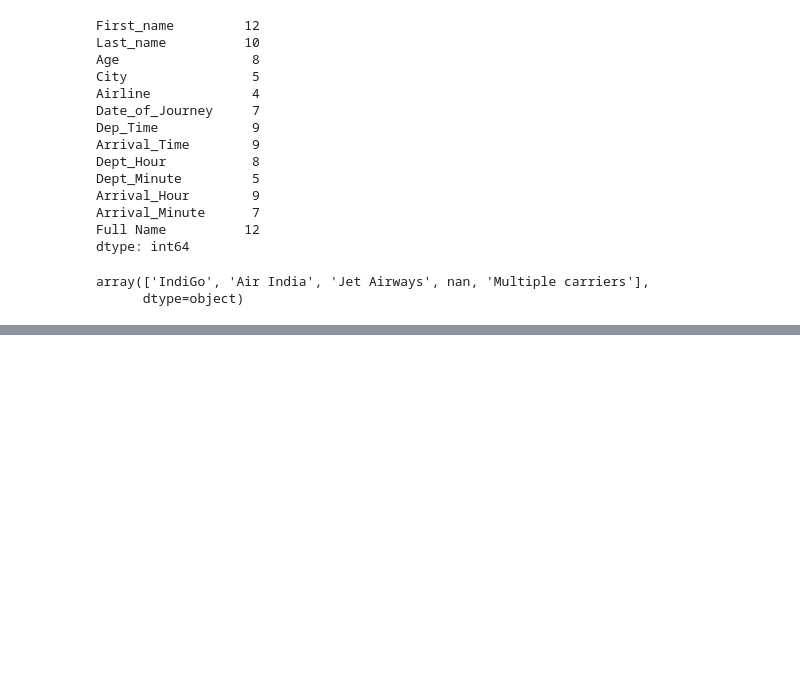
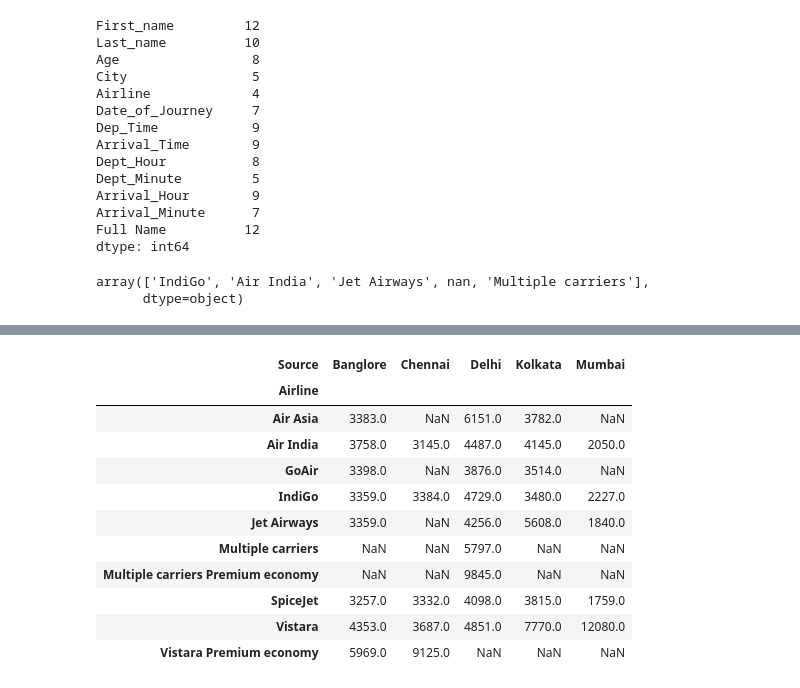
Before and after one commit to ChinmayBhusane/pythonpractice, a Jupyter notebook: 03_data_manupulation_pandas/pandas_level_01.ipynb, the cells around one changed output, grey strips where cells are left out. Saved outputs shown, nothing was run; the diff lists cells and outputs as text; code cells hidden in the pictures; blank space fills up the shorter version.

```diff
--- a/03_data_manupulation_pandas/pandas_level_01.ipynb
+++ b/03_data_manupulation_pandas/pandas_level_01.ipynb
@@ -226,0 +417,15 @@ array(['IndiGo', 'Air India', 'Jet Airways', nan, 'Multiple carriers'],
+# %%
+df.pivot_table(index='Airline',columns='Source',values='Price',aggfunc='min')
+# %% [output]
+| Source | Banglore | Chennai | Delhi | Kolkata | Mumbai |
+| Airline |  |  |  |  |  |
+| Air Asia | 3383.0 | NaN | 6151.0 | 3782.0 | NaN |
+| Air India | 3758.0 | 3145.0 | 4487.0 | 4145.0 | 2050.0 |
+| GoAir | 3398.0 | NaN | 3876.0 | 3514.0 | NaN |
+| IndiGo | 3359.0 | 3384.0 | 4729.0 | 3480.0 | 2227.0 |
+| Jet Airways | 3359.0 | NaN | 4256.0 | 5608.0 | 1840.0 |
+| Multiple carriers | NaN | NaN | 5797.0 | NaN | NaN |
+| Multiple carriers Premium economy | NaN | NaN | 9845.0 | NaN | NaN |
+| SpiceJet | 3257.0 | 3332.0 | 4098.0 | 3815.0 | 1759.0 |
+| Vistara | 4353.0 | 3687.0 | 4851.0 | 7770.0 | 12080.0 |
+| Vistara Premium economy | 5969.0 | 9125.0 | NaN | NaN | NaN |
```
Also changed, not shown: parts of 23 cells of this notebook.
